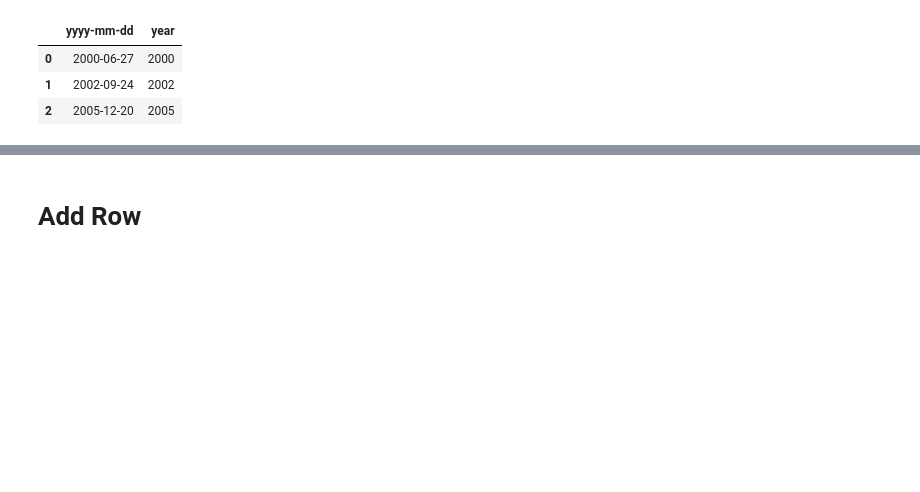
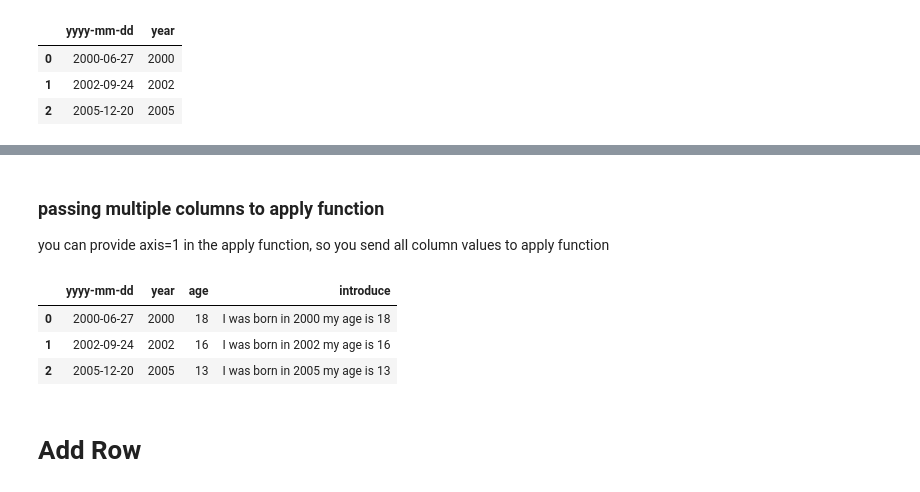
Before and after one commit to minsuk-heo/pandas, a Jupyter notebook: Pandas_Cheatsheet.ipynb, the cells around one changed output, grey strips where cells are left out. Saved outputs shown, nothing was run; the diff lists cells and outputs as text; code cells hidden in the pictures; blank space fills up the shorter version.

```diff
--- a/Pandas_Cheatsheet.ipynb
+++ b/Pandas_Cheatsheet.ipynb
@@ -746,3 +778,17 @@ df
+# %% [markdown]
+### passing multiple columns to apply function
+you can provide axis=1 in the apply function, so you send all column values to apply function
+# %%
+def get_introduce2(row):
+    return "I was born in "+str(row.year)+" my age is "+str(row.age)
+df.introduce = df.apply(get_introduce2, axis=1)
+
+df
+# %% [output]
+|  | yyyy-mm-dd | year | age | introduce |
+| 0 | 2000-06-27 | 2000 | 18 | I was born in 2000 my age is 18 |
+| 1 | 2002-09-24 | 2002 | 16 | I was born in 2002 my age is 16 |
+| 2 | 2005-12-20 | 2005 | 13 | I was born in 2005 my age is 13 |
 # %% [markdown]
 # Add Row
 # %%
```
Also changed, not shown: parts of 15 cells of this notebook, 1 other file.
